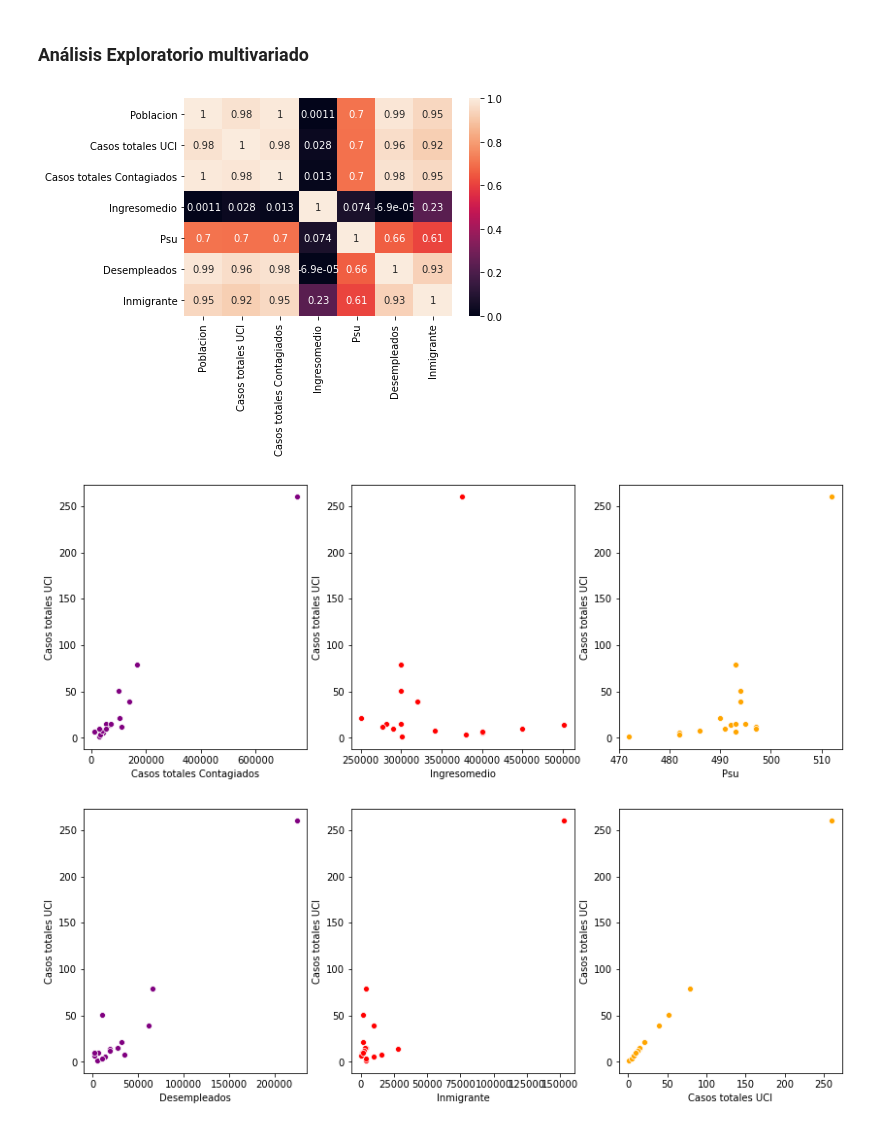
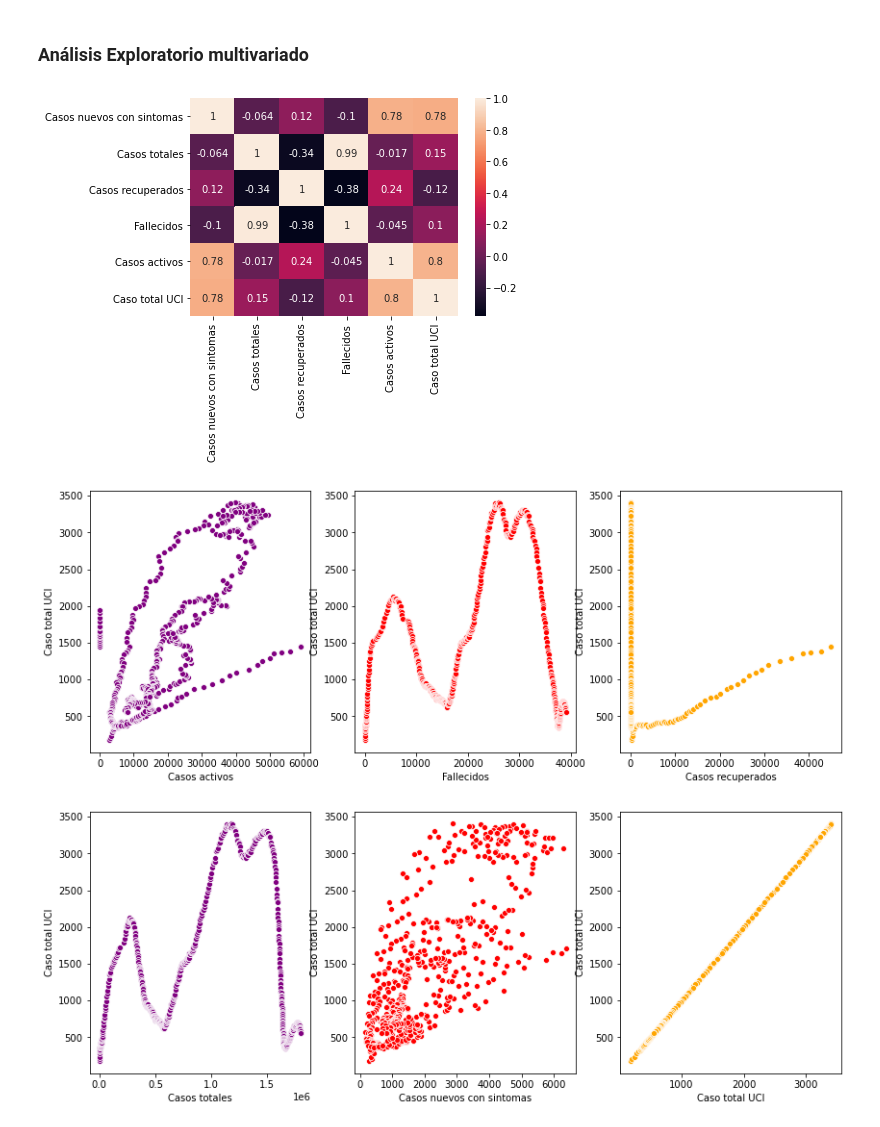
Before and after one commit to electronmaxi/Proyecto-IA, a Jupyter notebook: ProyectoIA.ipynb, the cells around one changed output. Drawn from its saved outputs; the diff is of its cells as text; code cells hidden in the pictures.

Commit message:
Prueba de datos a nivel nacional

```diff
--- a/ProyectoIA.ipynb
+++ b/ProyectoIA.ipynb
@@ -206,0 +90,5 @@ df.describe()
+# %%
+df=df.drop(df.index[[0,1,2,3,4,5,6,7,8,9,10,11,12,13,14,15,16,17,18,19,20,21,22,23,24,25,26,27,28,29]])
+df.reset_index(inplace=True, drop=False)
+###corté los datos para tener las mismas fechas en esta data y los casos uci
+df
@@ -206,0 +109,6 @@ df.describe()
+# %%
+df2=pd.read_csv("UCI_T.csv")
+df2=df2.drop(df2.index[[0,1]])
+df2 = df2.fillna(0)
+df2.reset_index(inplace=True, drop=False)
+df2
@@ -206,0 +129,3 @@ df.describe()
+# %%
+df2['Caso total UCI'] = df2['Arica y Parinacota']+df2['Tarapacá']+df2['Antofagasta']+df2['Atacama']+df2['Coquimbo']+df2['Valparaíso']+df2['Metropolitana']+df2['O’Higgins']+df2['Maule']+df2['Ñuble']+df2['Biobío']+df2['Araucanía']+df2['Los Ríos']+df2['Los Lagos']+df2['Aysén']+df2['Magallanes']
+df2
@@ -206,0 +146,3 @@ df.describe()
+# %%
+df['Caso total UCI']=df2['Caso total UCI']
+df
@@ -232,27 +199,28 @@ graficos("Inmigrante")
 # %% [markdown]
 ### Análisis Exploratorio multivariado
 # %%
+del(df['index'])
 corr=df.corr()
 sns.heatmap(corr, annot=True);
 # %% [output]
-[figure, old version]
+[figure, new version]
 # %%
 plt.figure(figsize=(14,5))
 plt.subplot(1,3,1)
-sns.scatterplot(df["Casos totales Contagiados"],df["Casos totales UCI"], color="Purple");
+sns.scatterplot(df["Casos activos"],df["Caso total UCI"], color="Purple");
 plt.subplot(1,3,2)
-sns.scatterplot(df["Ingresomedio"],df["Casos totales UCI"], color="Red");
+sns.scatterplot(df["Fallecidos"],df["Caso total UCI"], color="Red");
 plt.subplot(1,3,3)
-sns.scatterplot(df["Psu"],df["Casos totales UCI"], color="Orange");
+sns.scatterplot(df["Casos recuperados"],df["Caso total UCI"], color="Orange");
 # %% [output]
-[figure, old version]
+[figure, new version]
 # %%
 plt.figure(figsize=(14,5))
 plt.subplot(1,3,1)
-sns.scatterplot(df["Desempleados"],df["Casos totales UCI"], color="Purple");
+sns.scatterplot(df["Casos totales"],df["Caso total UCI"], color="Purple");
 plt.subplot(1,3,2)
-sns.scatterplot(df["Inmigrante"],df["Casos totales UCI"], color="Red");
+sns.scatterplot(df["Casos nuevos con sintomas"],df["Caso total UCI"], color="Red");
 plt.subplot(1,3,3)
-sns.scatterplot(df["Casos totales UCI"],df["Casos totales UCI"], color="Orange");
+sns.scatterplot(df["Caso total UCI"],df["Caso total UCI"], color="Orange");
 # %% [output]
-[figure, old version]
+[figure, new version]
```
Also changed, not shown: parts of 27 cells of this notebook, 5 other files.
